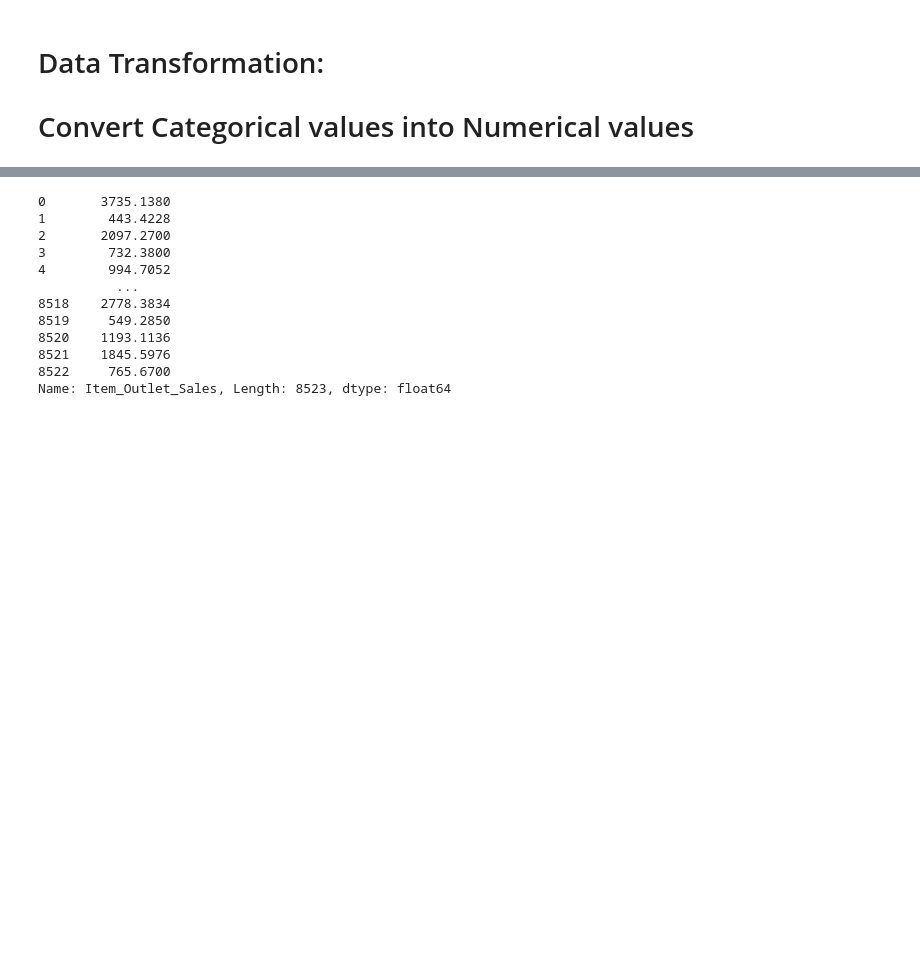
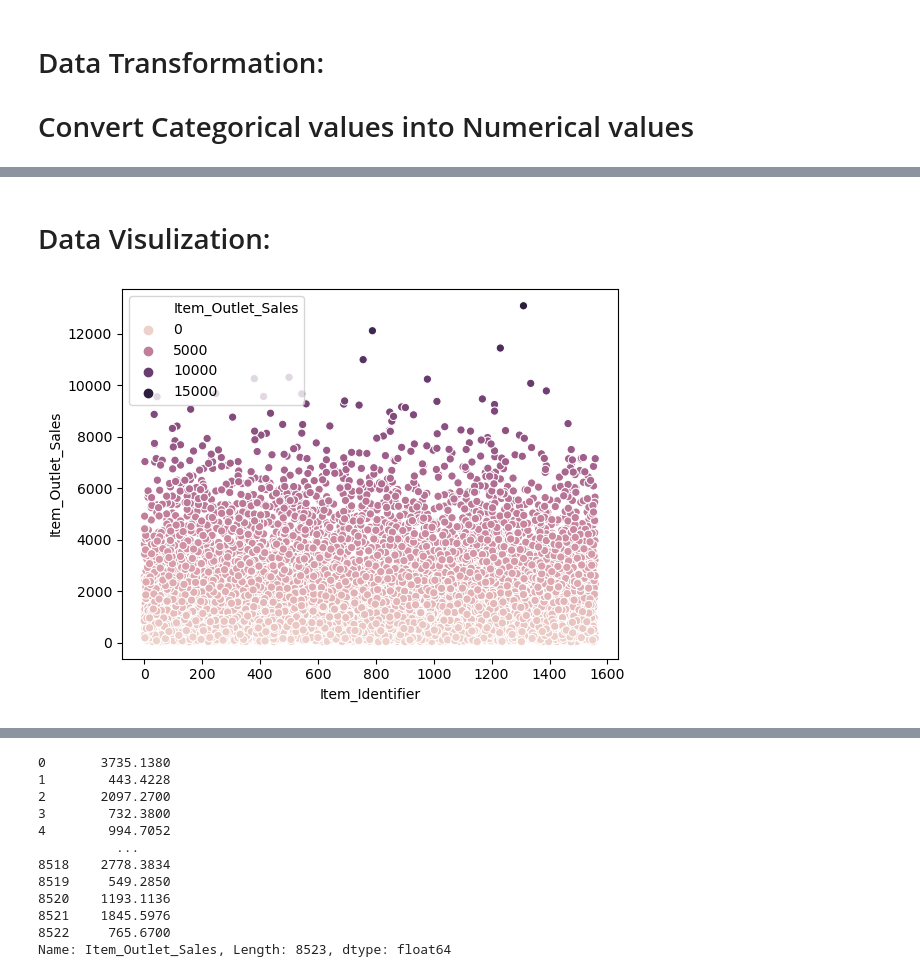
Before and after one commit to Ananthakrishnan12/Big-Mart-Sales-prediction, a Jupyter notebook: Notebook/BigMartSalesprediction.ipynb, the cells around one changed output, grey strips where cells are left out. Cells and saved outputs as stored; diff of their text form; code cells hidden in the pictures; blank space fills up the shorter version.

```diff
--- a/Notebook/BigMartSalesprediction.ipynb
+++ b/Notebook/BigMartSalesprediction.ipynb
@@ -78,0 +196,7 @@ We have 7 categorical features:['Item_Identifier', 'Item_Fat_Content', 'Item_Typ
+# %% [markdown]
+# Data Visulization:
+# %%
+sns.scatterplot(data=train_data_df,x="Item_Identifier",y="Item_Outlet_Sales",hue="Item_Outlet_Sales")
+plt.show()
+# %% [output]
+[figure, added]
```
Also changed, not shown: parts of 33 cells of this notebook, 2 other files.
